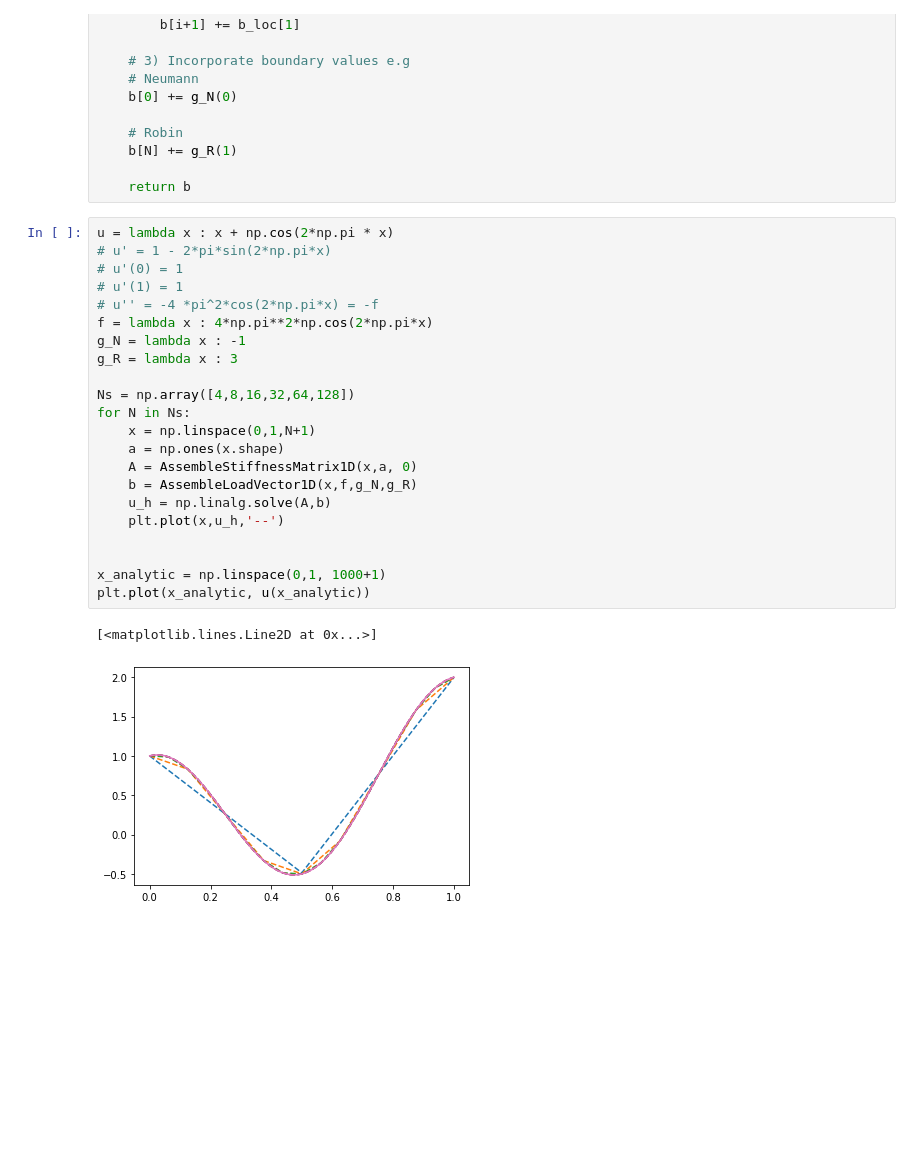
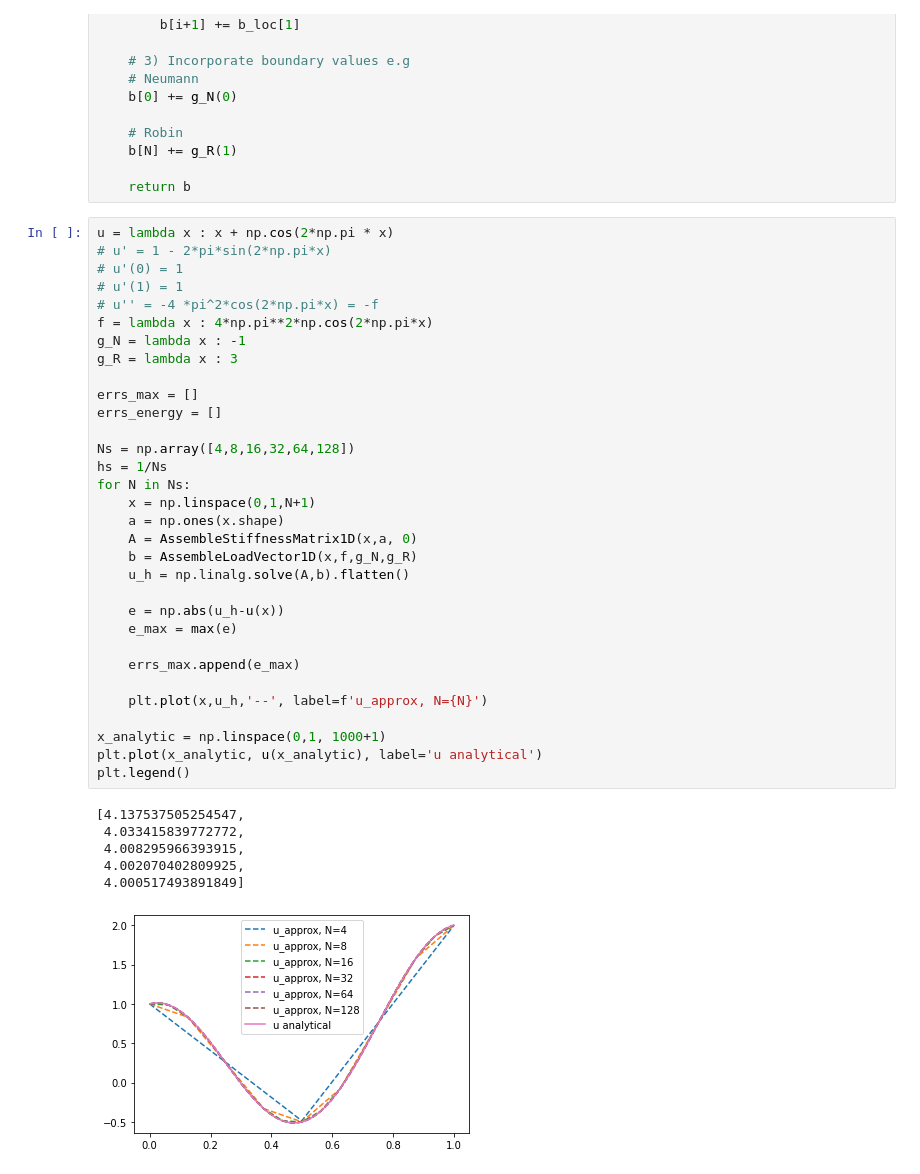
Before and after one commit to klashenriksson/numpde, a Jupyter notebook: lab3/lab_03.ipynb, the cells around one changed output. Cells and saved outputs as stored; diff of their text form; blank space fills up the shorter version.

```diff
--- a/lab3/lab_03.ipynb
+++ b/lab3/lab_03.ipynb
@@ -476,25 +497,39 @@ def AssembleLoadVector1D(x, f, g_N, g_R):
 # %%
 u = lambda x : x + np.cos(2*np.pi * x)
 # u' = 1 - 2*pi*sin(2*np.pi*x)
 # u'(0) = 1
 # u'(1) = 1
 # u'' = -4 *pi^2*cos(2*np.pi*x) = -f
 f = lambda x : 4*np.pi**2*np.cos(2*np.pi*x)
 g_N = lambda x : -1
 g_R = lambda x : 3
 
+errs_max = []
+errs_energy = []
+
 Ns = np.array([4,8,16,32,64,128])
+hs = 1/Ns
 for N in Ns:
     x = np.linspace(0,1,N+1)
     a = np.ones(x.shape)
     A = AssembleStiffnessMatrix1D(x,a, 0)
     b = AssembleLoadVector1D(x,f,g_N,g_R)
-    u_h = np.linalg.solve(A,b)
-    plt.plot(x,u_h,'--')
+    u_h = np.linalg.solve(A,b).flatten()
 
+    e = np.abs(u_h-u(x))
+    e_max = max(e)
+
+    errs_max.append(e_max)
+
+    plt.plot(x,u_h,'--', label=f'u_approx, N={N}')
 
 x_analytic = np.linspace(0,1, 1000+1)
-plt.plot(x_analytic, u(x_analytic))
+plt.plot(x_analytic, u(x_analytic), label='u analytical')
+plt.legend()
 # %% [output]
-[<matplotlib.lines.Line2D at 0x...>]
+[4.137537505254547,
+ 4.033415839772772,
+ 4.008295966393915,
+ 4.002070402809925,
+ 4.000517493891849]
-[figure, old version]
+[figure, new version]
```
Also changed, not shown: parts of 2 cells of this notebook.
